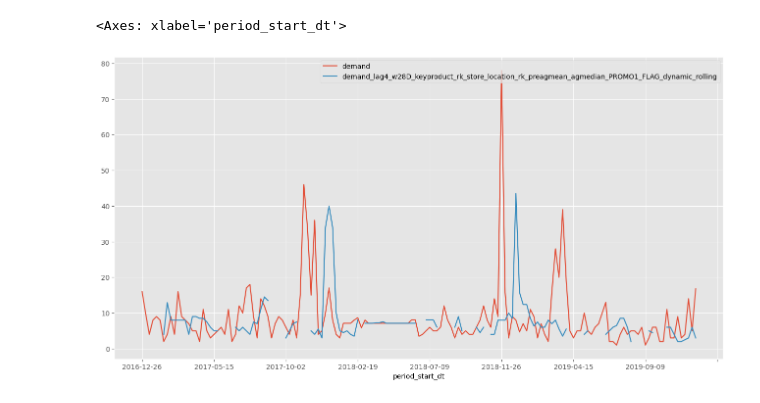
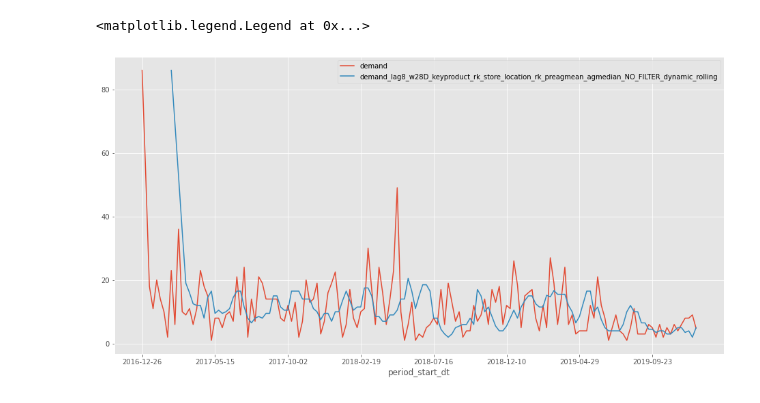
Before and after one commit to aromanenko/ML-pipeline-segmentation, a Jupyter notebook: notebooks/Analysis.ipynb, the cells around one changed output. Drawn from its saved outputs; the diff is of its cells as text; code cells hidden in the pictures.

```diff
--- a/notebooks/Analysis.ipynb
+++ b/notebooks/Analysis.ipynb
@@ -13,9 +13,9 @@ plt.style.use('ggplot')
 N_READ_FILES = 10
 
 df = pd.DataFrame()
-for filename in tqdm(os.listdir('DataLagsMayPklNew/')[:N_READ_FILES]):
+for filename in tqdm(os.listdir('../data/DataLagsMayPkl/')[:N_READ_FILES]):
     if '.pkl' in filename:
-        data = pd.read_pickle(f'DataLagsMayPklNew/{filename}')
+        data = pd.read_pickle(f'../data/DataLagsMayPkl/{filename}')
         df = pd.concat([df, data])
 
 df = df.reset_index(drop=True)
@@ -38,0 +22,25 @@ dtype: int64
+# %%
+location_dict = pd.read_csv('../data/LOCATION.csv', sep=';').rename(
+    columns={
+        'STORE_LOCATION_RK': 'store_location_rk',
+        'STORE_LOCATION_LVL_RK3': 'city',
+        'STORE_LOCATION_LVL_RK2': 'region'
+    }
+)[['store_location_rk', 'city', 'region']]
+
+product_dict = pd.read_csv('../data/PRODUCT.csv', sep=';').rename(
+    columns={
+        'PRODUCT_RK': 'product_rk',
+        'PRODUCT_LVL_RK3': 'product_lvl_rk3',
+        'PRODUCT_LVL_RK2': 'product_lvl_rk2'
+    }
+)[['product_rk', 'product_lvl_rk3', 'product_lvl_rk2']]
+
+
+df = df.merge(location_dict, how='left', on='store_location_rk').\
+    merge(product_dict, how='left', on='product_rk')
+
+assert df['city'].isna().sum() == 0
+assert df['region'].isna().sum() == 0
+
+df.shape, df.shape
@@ -97,13 +209,14 @@ Name: demand, Length: 161740, dtype: int64
 # %%
-product, store = 45315, 1281
+product, store = 46272, 1281
 # feature = 'demand_lag26_w28D_keyproduct_rk_store_location_rk_preagmean_agmean_NO_FILTER_dynamic_rolling'
 # feature = 'demand_lag8_w28D_keyproduct_rk_store_location_rk_preagmean_agmedian_PROMO12_FLAG_dynamic_rolling'
 # feature = 'demand_lag8_w182D_keyproduct_rk_store_location_rk_preagmean_agmedian_PROMO12_FLAG_dynamic_rolling'
-feature = 'demand_lag4_w28D_keyproduct_rk_store_location_rk_preagmean_agmedian_PROMO1_FLAG_dynamic_rolling'
+feature = 'demand_lag8_w28D_keyproduct_rk_store_location_rk_preagmean_agmedian_NO_FILTER_dynamic_rolling'
 
 
 df[(df['product_rk'] == product) & (df['store_location_rk'] == store)].\
-        sort_values('period_start_dt').set_index('period_start_dt')[['demand'] + [feature]].plot(figsize=(16, 8))
+        sort_values('period_start_dt').set_index('period_start_dt')[['demand'] + [feature]].plot(figsize=(16, 8), )
+plt.legend(loc='upper right')
 # %% [output]
-<Axes: xlabel='period_start_dt'>
+<matplotlib.legend.Legend at 0x...>
-[figure, old version]
+[figure, new version]
```
Also changed, not shown: parts of 22 cells of this notebook, 12 other files.
